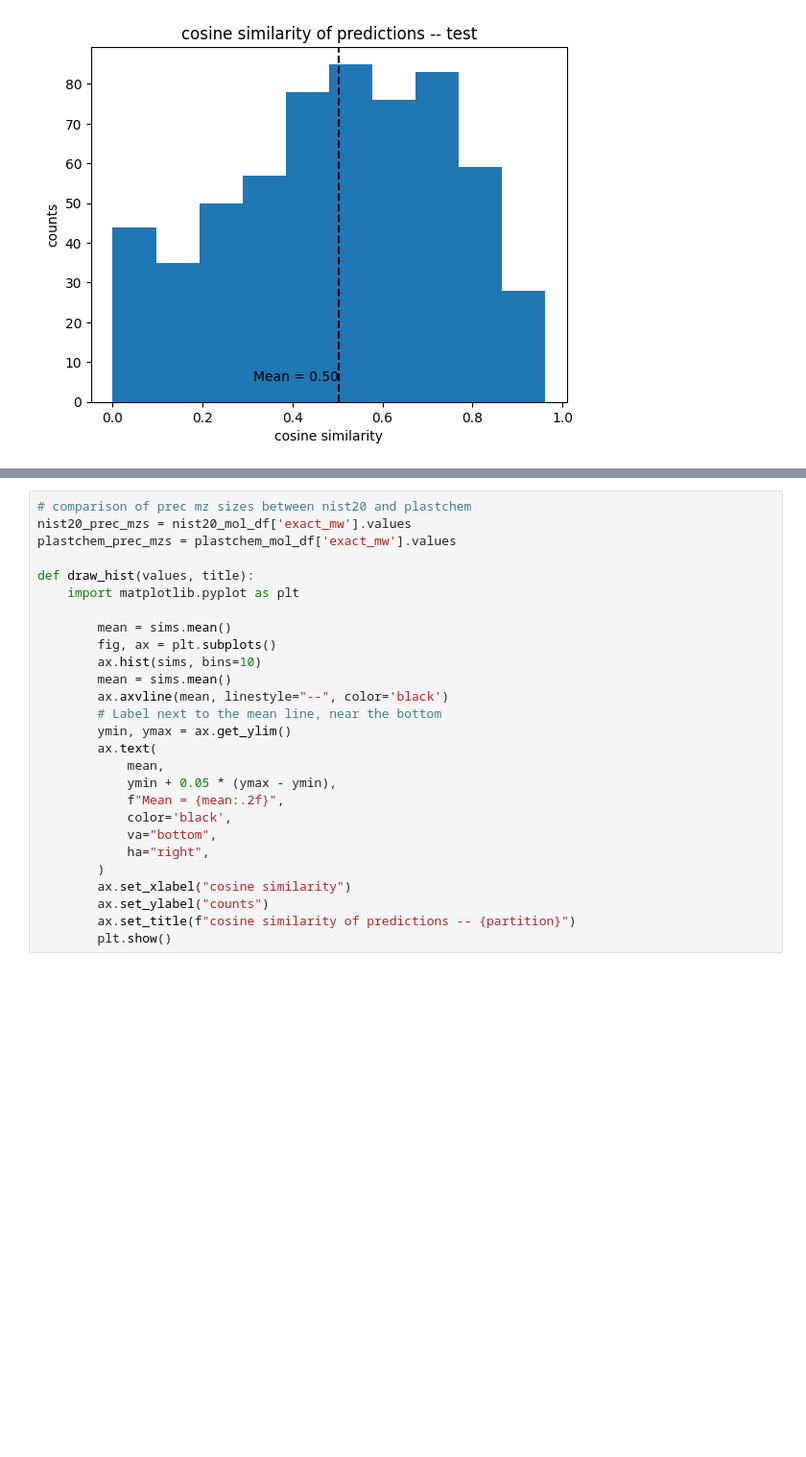
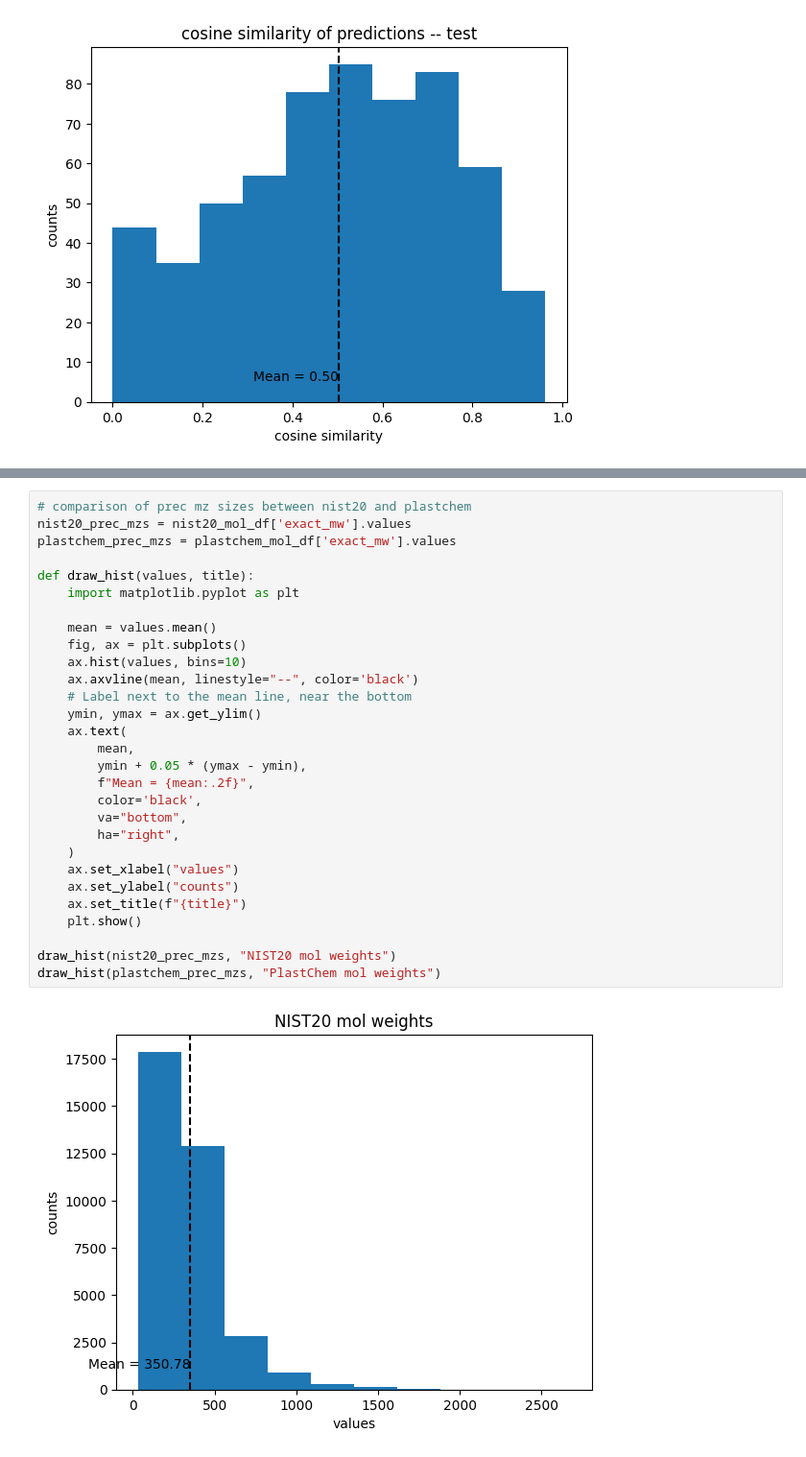
Before and after one commit to LZhang98/fragnnet, a Jupyter notebook: notebooks/inference/evaluate_inference_output.ipynb, the cells around one changed output, grey strips where cells are left out. Shown at 96% size. Saved outputs shown, nothing was run; the diff lists cells and outputs as text; blank space fills up the shorter version.

```diff
--- a/notebooks/inference/evaluate_inference_output.ipynb
+++ b/notebooks/inference/evaluate_inference_output.ipynb
@@ -358,27 +358,31 @@ nist20_spec_df
 # %%
 # comparison of prec mz sizes between nist20 and plastchem
 nist20_prec_mzs = nist20_mol_df['exact_mw'].values
 plastchem_prec_mzs = plastchem_mol_df['exact_mw'].values
 
 def draw_hist(values, title):
     import matplotlib.pyplot as plt
 
-        mean = sims.mean()
-        fig, ax = plt.subplots()
-        ax.hist(sims, bins=10)
-        mean = sims.mean()
-        ax.axvline(mean, linestyle="--", color='black')
-        # Label next to the mean line, near the bottom
-        ymin, ymax = ax.get_ylim()
-        ax.text(
-            mean,
-            ymin + 0.05 * (ymax - ymin),
-            f"Mean = {mean:.2f}",
-            color='black',
-            va="bottom",
-            ha="right",
-        )
-        ax.set_xlabel("cosine similarity")
-        ax.set_ylabel("counts")
-        ax.set_title(f"cosine similarity of predictions -- {partition}")
-        plt.show()
+    mean = values.mean()
+    fig, ax = plt.subplots()
+    ax.hist(values, bins=10)
+    ax.axvline(mean, linestyle="--", color='black')
+    # Label next to the mean line, near the bottom
+    ymin, ymax = ax.get_ylim()
+    ax.text(
+        mean,
+        ymin + 0.05 * (ymax - ymin),
+        f"Mean = {mean:.2f}",
+        color='black',
+        va="bottom",
+        ha="right",
+    )
+    ax.set_xlabel("values")
+    ax.set_ylabel("counts")
+    ax.set_title(f"{title}")
+    plt.show()
+
+draw_hist(nist20_prec_mzs, "NIST20 mol weights")
+draw_hist(plastchem_prec_mzs, "PlastChem mol weights")
+# %% [output]
+[figure, added]
```
Also changed, not shown: parts of 2 cells of this notebook, 1 other file.
